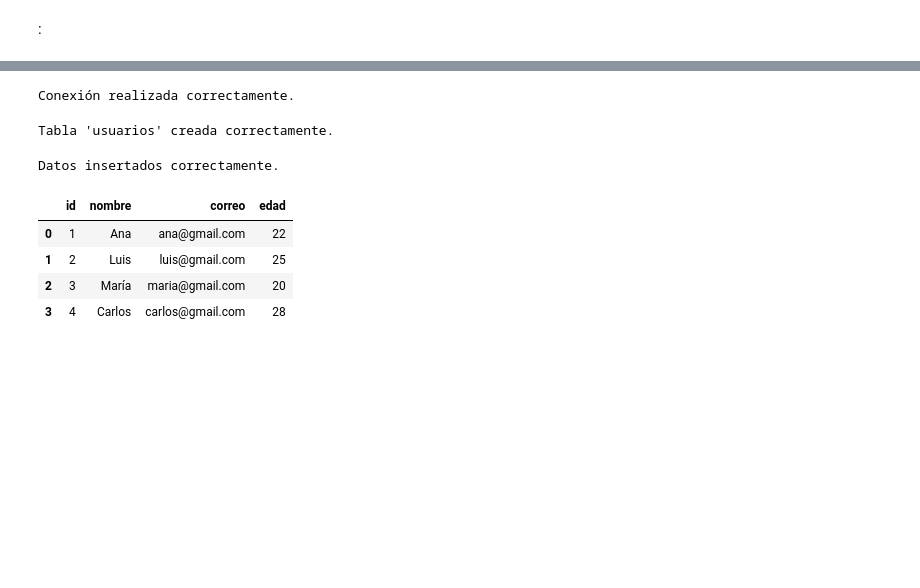
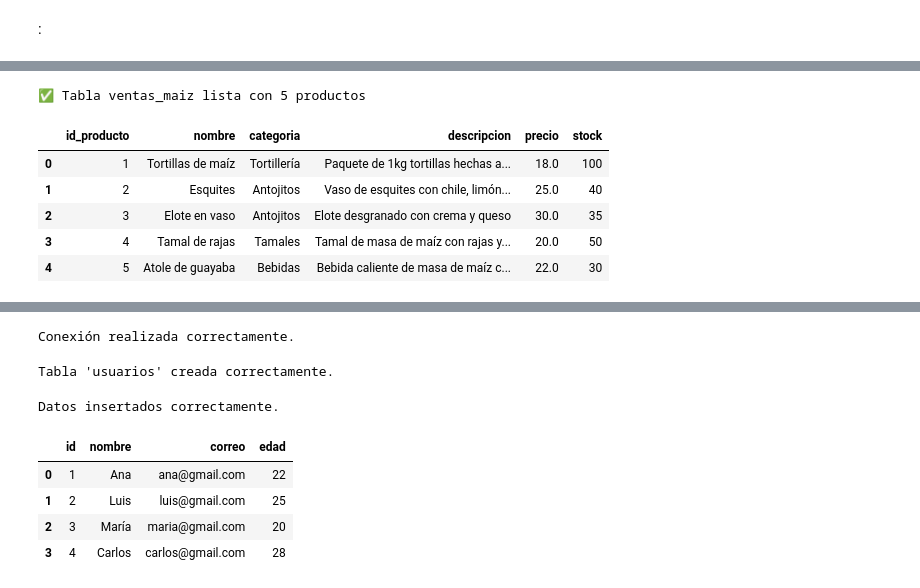
Before and after one commit to PrivateerDev/ColabBD, a Jupyter notebook: Práctica1BD.ipynb, the cells around one changed output, grey strips where cells are left out. Cells and saved outputs as stored; diff of their text form; code cells hidden in the pictures; blank space fills up the shorter version.

```diff
--- a/Práctica1BD.ipynb
+++ b/Práctica1BD.ipynb
@@ -4,0 +87,39 @@
+# %%
+import sqlite3
+import pandas as pd
+
+conexion = sqlite3.connect('ventas_maiz.db', check_same_thread=False)
+cursor = conexion.cursor()
+
+cursor.execute('''
+CREATE TABLE IF NOT EXISTS ventas_maiz (
+    id_producto INTEGER PRIMARY KEY AUTOINCREMENT,
+    nombre TEXT NOT NULL,
+    categoria TEXT NOT NULL,
+    descripcion TEXT,
+    precio REAL DEFAULT 0.0,
+    stock INTEGER DEFAULT 0
+)
+''')
+
+cursor.executemany(
+    'INSERT OR IGNORE INTO ventas_maiz (nombre, categoria, descripcion, precio, stock) VALUES (?,?,?,?,?)',
+    [
+        ('Tortillas de maíz', 'Tortillería', 'Paquete de 1kg tortillas hechas a mano', 18.0, 100),
+        ('Esquites', 'Antojitos', 'Vaso de esquites con chile, limón y mayonesa', 25.0, 40),
+        ('Elote en vaso', 'Antojitos', 'Elote desgranado con crema y queso', 30.0, 35),
+        ('Tamal de rajas', 'Tamales', 'Tamal de masa de maíz con rajas y queso', 20.0, 50),
+        ('Atole de guayaba', 'Bebidas', 'Bebida caliente de masa de maíz con guayaba', 22.0, 30),
+    ]
+)
+conexion.commit()
+print('✅ Tabla ventas_maiz lista con 5 productos')
+pd.read_sql_query('SELECT * FROM ventas_maiz', conexion)
+# %% [output]
+✅ Tabla ventas_maiz lista con 5 productos
+|  | id_producto | nombre | categoria | descripcion | precio | stock |
+| 0 | 1 | Tortillas de maíz | Tortillería | Paquete de 1kg tortillas hechas a... | 18.0 | 100 |
+| 1 | 2 | Esquites | Antojitos | Vaso de esquites con chile, limón... | 25.0 | 40 |
+| 2 | 3 | Elote en vaso | Antojitos | Elote desgranado con crema y queso | 30.0 | 35 |
+| 3 | 4 | Tamal de rajas | Tamales | Tamal de masa de maíz con rajas y... | 20.0 | 50 |
+| 4 | 5 | Atole de guayaba | Bebidas | Bebida caliente de masa de maíz c... | 22.0 | 30 |
```
Also changed, not shown: parts of 9 cells of this notebook.
